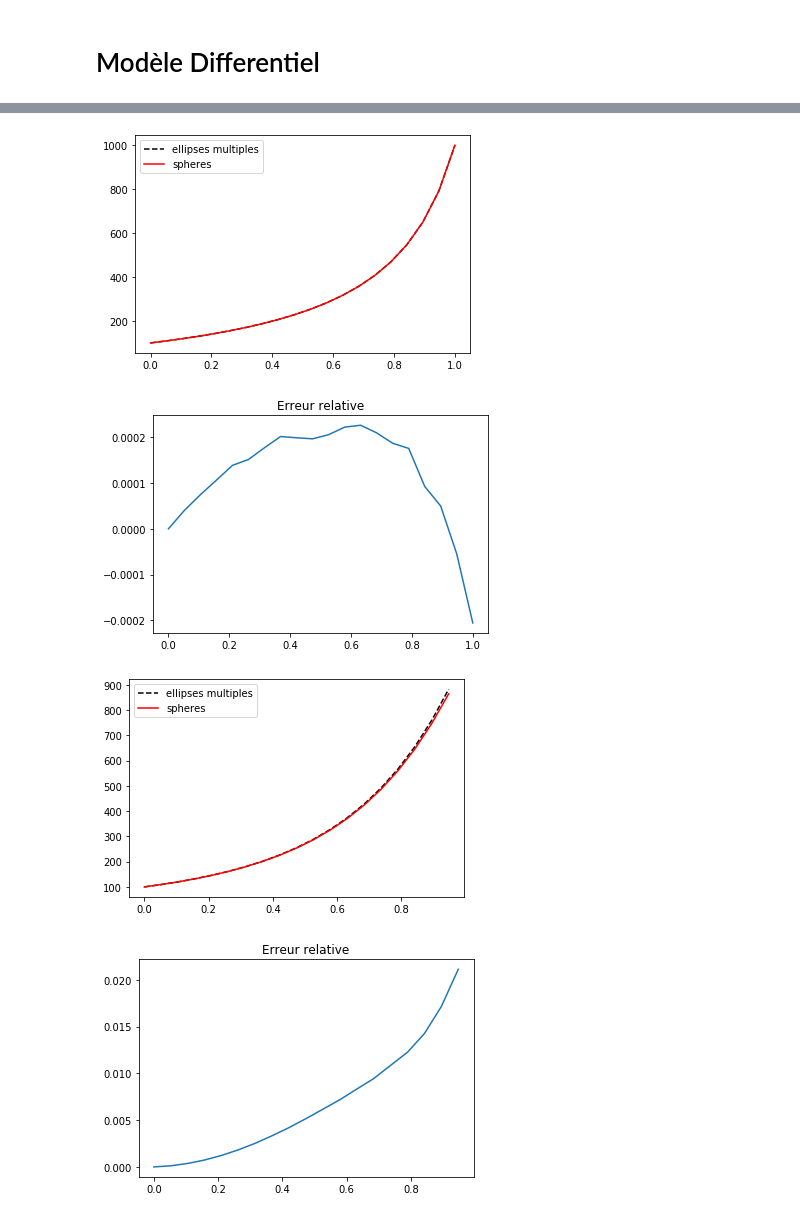
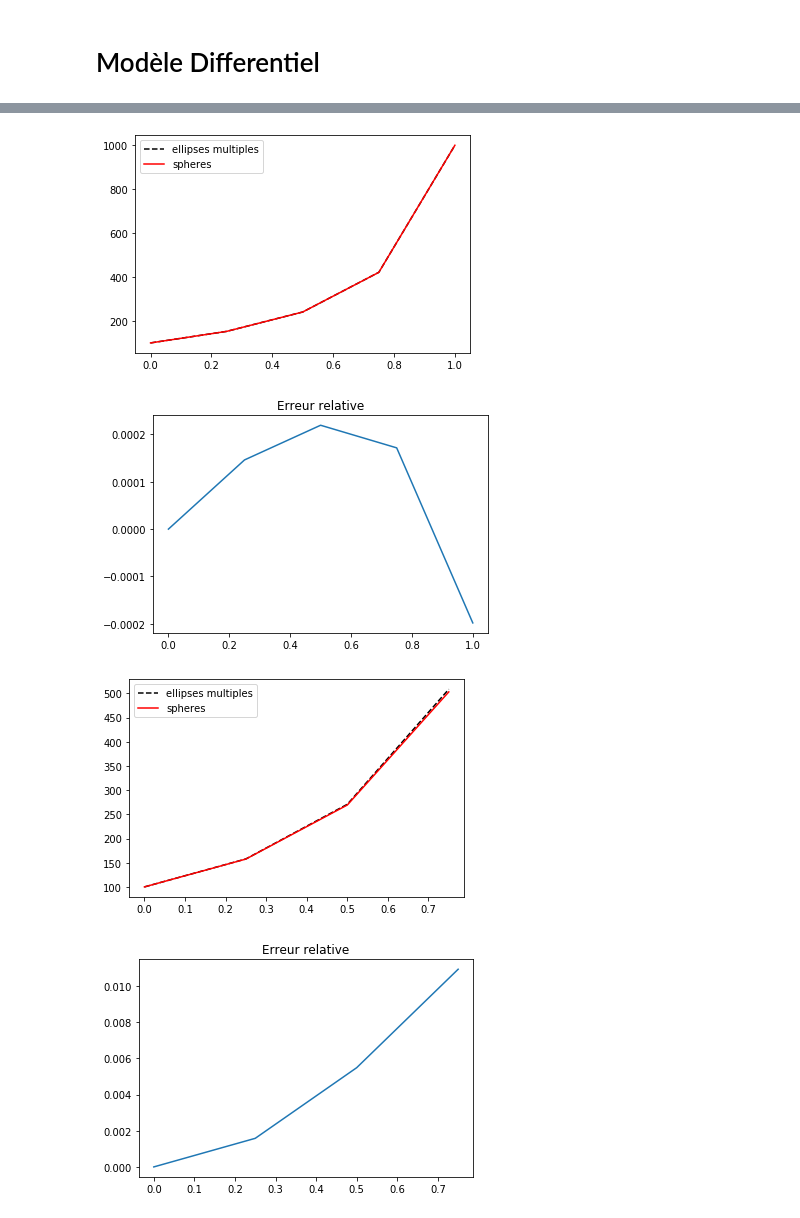
Before and after one commit to Mecaru/homogeneisation, a Jupyter notebook: Fast_Ellipsoids.ipynb, the cells around one changed output, grey strips where cells are left out. Saved outputs shown, nothing was run; the diff lists cells and outputs as text; code cells hidden in the pictures.

```diff
--- a/Fast_Ellipsoids.ipynb
+++ b/Fast_Ellipsoids.ipynb
@@ -355,7 +355,7 @@ def Differential(Cm, inclusion_behaviors):
         Ch (f+df) = Ch(f) + 1/fm * Somme sur i (dfi*(Ci-Ch)*Aeshi)  avec Aeshi = (I+Esh*Sm*(Ci-Cm))**-1
         """
 
-        n_renforts = 1     # paramètre non physique qui permet de forcer lisotropie
+        n_renforts = 100    # paramètre non physique qui permet de forcer lisotropie
         n_pas = 100
 
         Sm = Cm['S']
@@ -393,15 +393,15 @@ def Differential(Cm, inclusion_behaviors):
                 fm_pas -= fi_pas
 
                 # Ajout des contribution de chaque renfort en fonction de son orientation
-                DCi3 = Comp66_to_3333(DCi)
-                DCi3L = Matrix_to_vecteur(DCi3)
-                DCi3RL = np.zeros(81)
+                Pi = np.matmul(DCi,Aeshi)
+                Pi3 = Comp66_to_3333(Pi)
+                Pi3L = Matrix_to_vecteur(Pi3)
+                Pi3RL = np.zeros(81)
                 for j in range(n_renforts) :
-                    DCi3RL += fast_tensor_rotation(DCi3L,Rotation_Matrix[j])
-                    DCi3R = Vecteur_to_matrix(DCi3RL)
-                    DCi6 = Comp3333_to_66(DCi3R)
-                    RCi = df[i]/n_renforts * DCi6
-                    dCh += np.matmul(RCi,Aeshi)
+                    Pi3RL = fast_tensor_rotation(Pi3L,Rotation_Matrix[j])
+                    Pi3R = Vecteur_to_matrix(Pi3RL)
+                    Pi6 = Comp3333_to_66(Pi3R)
+                    dCh +=  df[i]/n_renforts * Pi6
 
             Ch = Ch + 1/fm_pas*dCh
             Sh = inv(Ch)
@@ -434,7 +434,7 @@ inclusion = Inclusion(0,inclusion_behavior2)
 ff =  1
 LEA3,LEAr,LEMT3,LED3,LEDr,LEMTr = [],[],[],[],[],[]
 LEMT2,LED2 = [],[]
-F1 = np.linspace(0,ff,20)
+F1 = np.linspace(0,ff,5)
 for i in range(len(F1)) :
     f = F1[i]
     print("f=",f)
@@ -498,8 +483,8 @@ f= 0.9473684210526315
 f= 1.0
-[figure, old version]
+[figure, new version]
-[figure, old version]
+[figure, new version]
-[figure, old version]
+[figure, new version]
-[figure, old version]
+[figure, new version]
 # %%
 LEA2,F = Self_Consistent(matrix_behavior,[[inclusion_behavior,ff,ar]])
 for i in range(len(F)) :
```
Also changed, not shown: parts of 1 cell of this notebook, 7 other files.
